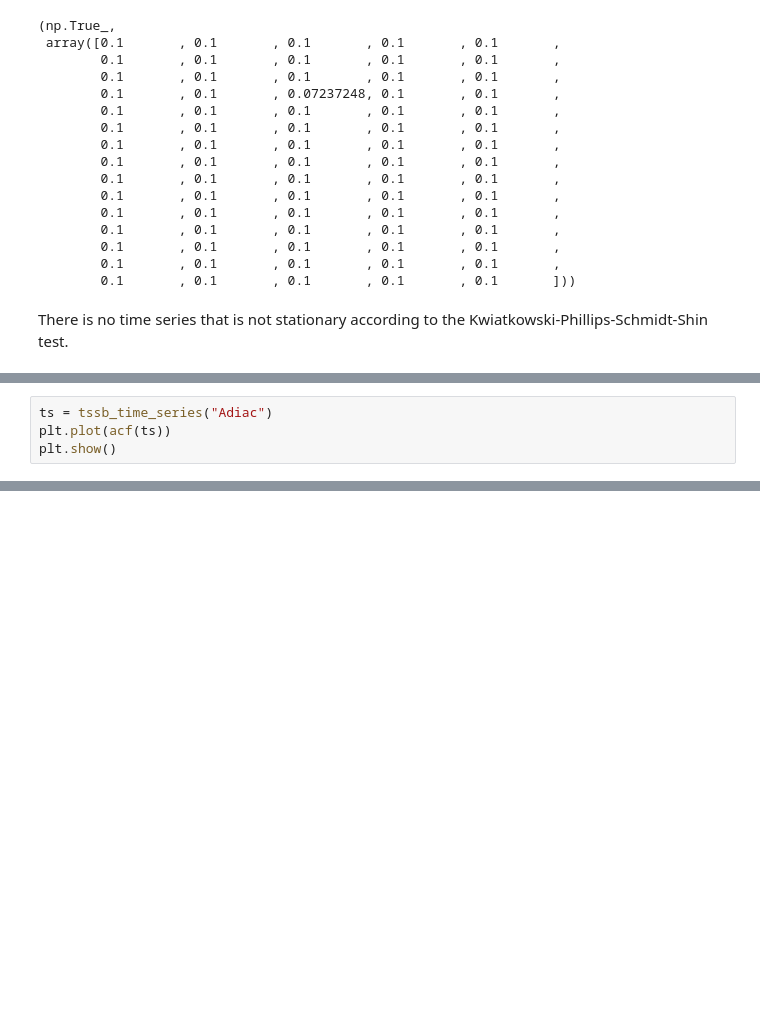
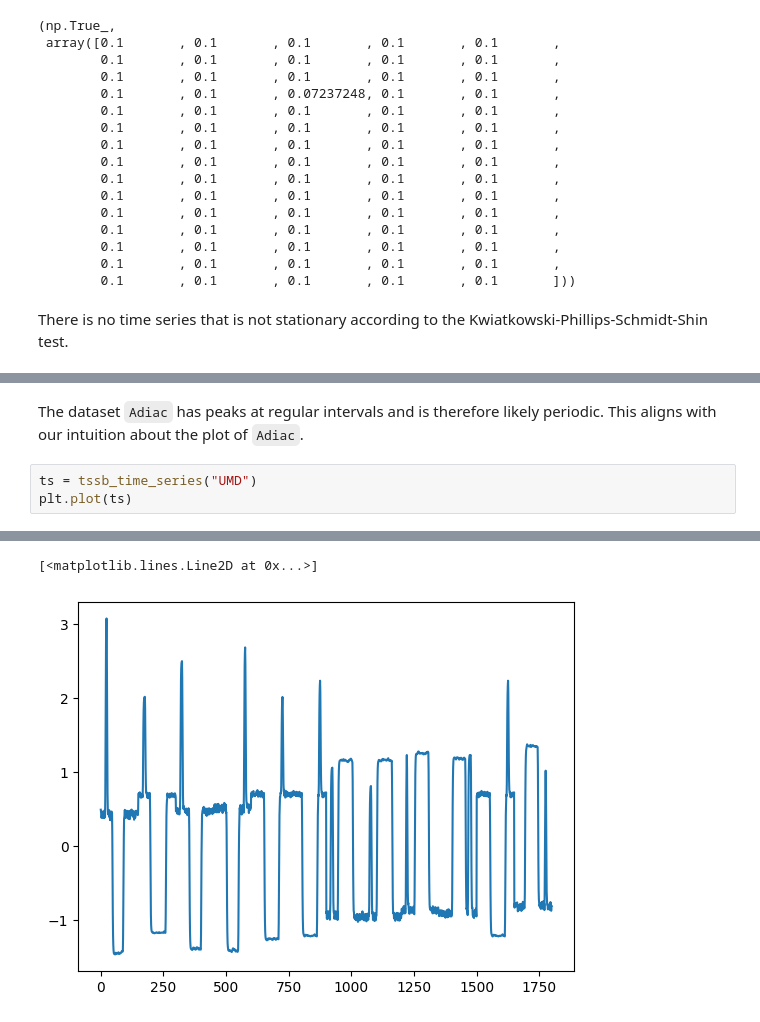
Before and after one commit to JaasperK/oracle, a Jupyter notebook: notebooks/stattests.ipynb, the cells around one changed output, grey strips where cells are left out. Saved outputs shown, nothing was run; the diff lists cells and outputs as text; blank space fills up the shorter version.

```diff
--- a/notebooks/stattests.ipynb
+++ b/notebooks/stattests.ipynb
@@ -116,5 +126,6 @@ Lets the the time series in the TSSB dataset for periodicity using the autocorre
+# %% [markdown]
+The dataset `Adiac` has peaks at regular intervals and is therefore likely periodic. This aligns with our intuition about the plot of `Adiac`.
 # %%
-ts = tssb_time_series("Adiac")
-plt.plot(acf(ts))
-plt.show()
+ts = tssb_time_series("UMD")
+plt.plot(ts)
 # %% [output]
@@ -122,0 +132,2 @@ plt.show()
+[<matplotlib.lines.Line2D at 0x...>]
+[figure, added]
```
Also changed, not shown: parts of 7 cells of this notebook.
